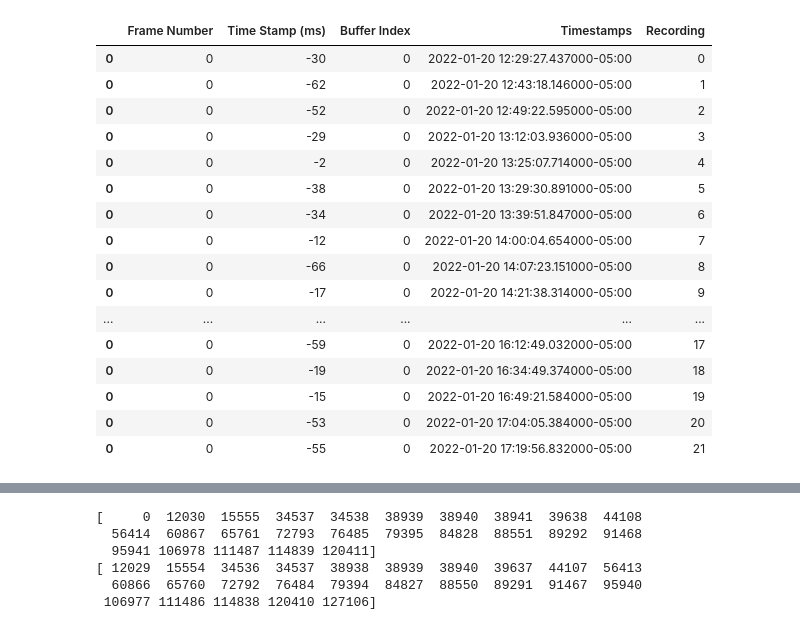
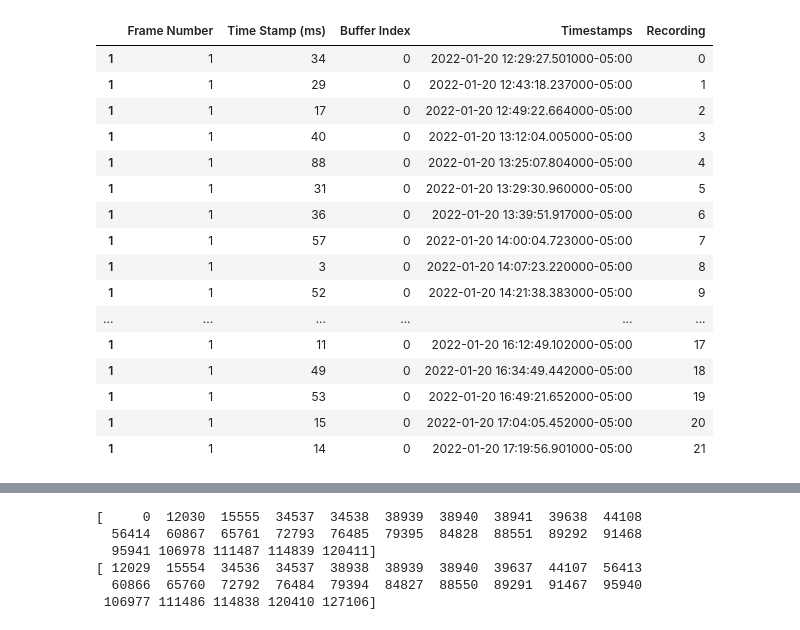
Before and after one commit to nkinsky/NeuroPy, a Jupyter notebook: notebooks/Data_alignment2.ipynb, the cells around one changed output, grey strips where cells are left out. Saved outputs shown, nothing was run; the diff lists cells and outputs as text; code cells hidden in the pictures.

```diff
--- a/notebooks/Data_alignment2.ipynb
+++ b/notebooks/Data_alignment2.ipynb
@@ -27,9 +24,13 @@ The autoreload extension is already loaded. To reload it, use:
 # %%
-# dir_use = "/Users/nkinsky/Documents/UM/Working/Trace_FC/Recording_Rats/Finn/2022_01_20_training"
-dir_use = "/data2/Trace_FC/Recording_Rats/Finn/2022_01_20_training/"
+# dir_use = Path("/Users/nkinsky/Documents/UM/Working/Trace_FC/Recording_Rats/Finn/2022_01_20_training")
+dir_use = Path("/data2/Trace_FC/Recording_Rats/Finn/2022_01_20_training/")
 
 # Create sync_df to ID start and end of each recording in concatenated .eeg file
 sync_df = oeio.create_sync_df(dir_use)
+
+# Get absolute time from start of first recording
+sync_df['Tabs from start (s)'] = (sync_df['Datetime'] - sync_df['Datetime'].iloc[0]).dt.total_seconds()
+sync_df
 # %% [output]
 start time = 2022-01-20 12:28:41.457273-05:00
 start time = 2022-01-20 12:41:05.080921-05:00
@@ -55,9 +73,8 @@ ttl_df.head(5)
 # %%
 # Load in miniscope timestamps
 MIO = MiniscopeIO(dir_use)
-MIO.load_all_timestamps(tz="America/Detroit")
+MIO.load_all_timestamps(tz="America/Detroit", return_corrupt_times=True)
 
-# Localize time zone!
 MIO.times_all
 # %% [output]
 Eliminating 982 timestamps from corrupted video 18 in 12_49_22 folder.
@@ -77,23 +94,23 @@ Eliminating 982 timestamps from corrupted video 18 in 12_49_22 folder.
 # %%
 # Get start times of each miniscope video
-ms_start_df = MIO.times_all[MIO.times_all.index == 0]
+ms_start_df = MIO.get_rec_starts()
 ms_start_df
 # %% [output]
 |  | Frame Number | Time Stamp (ms) | Buffer Index | Timestamps | Recording |
-| 0 | 0 | -30 | 0 | 2022-01-20 12:29:27.437000-05:00 | 0 |
-| 0 | 0 | -62 | 0 | 2022-01-20 12:43:18.146000-05:00 | 1 |
-| 0 | 0 | -52 | 0 | 2022-01-20 12:49:22.595000-05:00 | 2 |
-| 0 | 0 | -29 | 0 | 2022-01-20 13:12:03.936000-05:00 | 3 |
-| 0 | 0 | -2 | 0 | 2022-01-20 13:25:07.714000-05:00 | 4 |
-| 0 | 0 | -38 | 0 | 2022-01-20 13:29:30.891000-05:00 | 5 |
-| 0 | 0 | -34 | 0 | 2022-01-20 13:39:51.847000-05:00 | 6 |
-| 0 | 0 | -12 | 0 | 2022-01-20 14:00:04.654000-05:00 | 7 |
-| 0 | 0 | -66 | 0 | 2022-01-20 14:07:23.151000-05:00 | 8 |
-| 0 | 0 | -17 | 0 | 2022-01-20 14:21:38.314000-05:00 | 9 |
+| 1 | 1 | 34 | 0 | 2022-01-20 12:29:27.501000-05:00 | 0 |
+| 1 | 1 | 29 | 0 | 2022-01-20 12:43:18.237000-05:00 | 1 |
+| 1 | 1 | 17 | 0 | 2022-01-20 12:49:22.664000-05:00 | 2 |
+| 1 | 1 | 40 | 0 | 2022-01-20 13:12:04.005000-05:00 | 3 |
+| 1 | 1 | 88 | 0 | 2022-01-20 13:25:07.804000-05:00 | 4 |
+| 1 | 1 | 31 | 0 | 2022-01-20 13:29:30.960000-05:00 | 5 |
+| 1 | 1 | 36 | 0 | 2022-01-20 13:39:51.917000-05:00 | 6 |
+| 1 | 1 | 57 | 0 | 2022-01-20 14:00:04.723000-05:00 | 7 |
+| 1 | 1 | 3 | 0 | 2022-01-20 14:07:23.220000-05:00 | 8 |
+| 1 | 1 | 52 | 0 | 2022-01-20 14:21:38.383000-05:00 | 9 |
 | ... | ... | ... | ... | ... | ... |
-| 0 | 0 | -59 | 0 | 2022-01-20 16:12:49.032000-05:00 | 17 |
-| 0 | 0 | -19 | 0 | 2022-01-20 16:34:49.374000-05:00 | 18 |
-| 0 | 0 | -15 | 0 | 2022-01-20 16:49:21.584000-05:00 | 19 |
-| 0 | 0 | -53 | 0 | 2022-01-20 17:04:05.384000-05:00 | 20 |
-| 0 | 0 | -55 | 0 | 2022-01-20 17:19:56.832000-05:00 | 21 |
+| 1 | 1 | 11 | 0 | 2022-01-20 16:12:49.102000-05:00 | 17 |
+| 1 | 1 | 49 | 0 | 2022-01-20 16:34:49.442000-05:00 | 18 |
+| 1 | 1 | 53 | 0 | 2022-01-20 16:49:21.652000-05:00 | 19 |
+| 1 | 1 | 15 | 0 | 2022-01-20 17:04:05.452000-05:00 | 20 |
+| 1 | 1 | 14 | 0 | 2022-01-20 17:19:56.901000-05:00 | 21 |
 # %%
```
Also changed, not shown: parts of 49 cells of this notebook.
